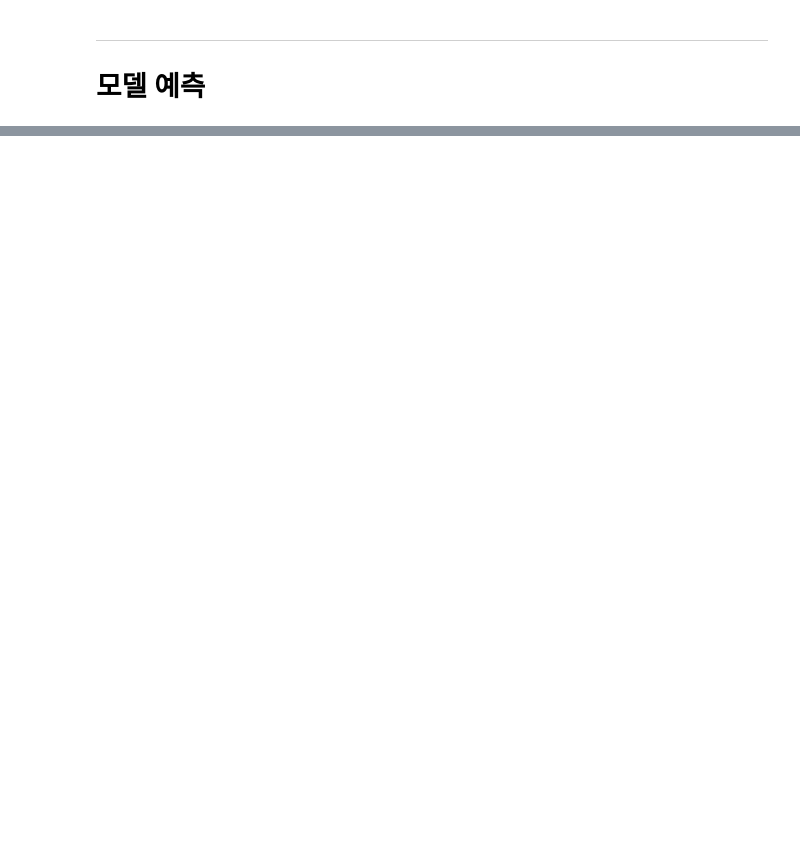
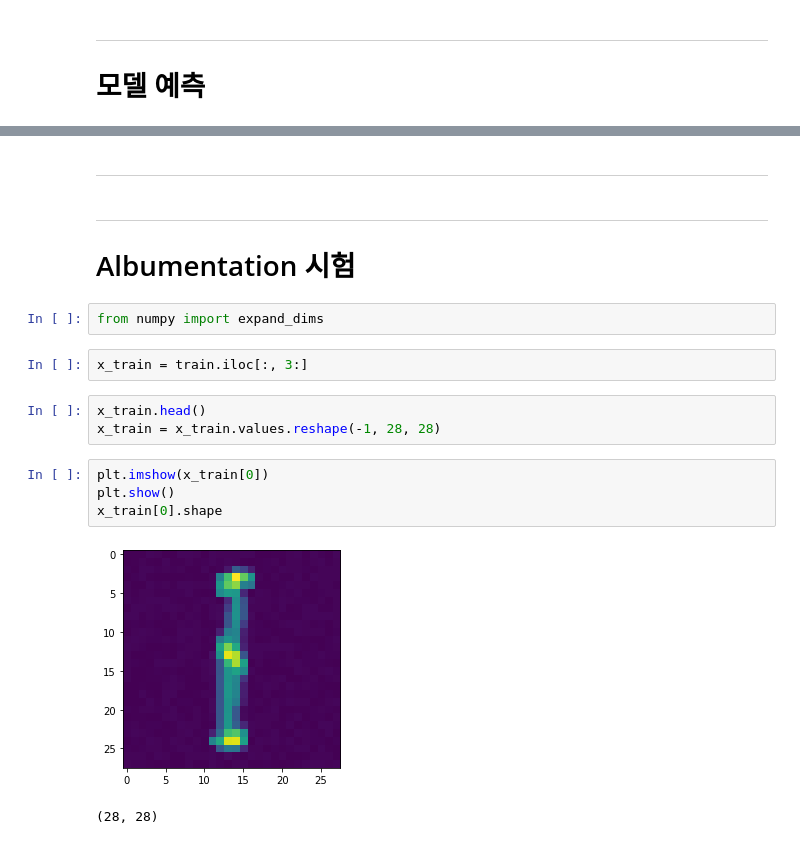
Before and after one commit to Mactto/Dacon-MNIST-Contest, a Jupyter notebook: Computer Vision Competition.ipynb, the cells around one changed output, grey strips where cells are left out. Saved outputs shown, nothing was run; the diff lists cells and outputs as text; blank space fills up the shorter version.

```diff
--- a/Computer Vision Competition.ipynb
+++ b/Computer Vision Competition.ipynb
@@ -157,0 +233,19 @@ submission.to_csv('predict.csv', index=False)
+# %% [markdown]
+---
+# %% [markdown]
+---
+# Albumentation 시험
+# %%
+from numpy import expand_dims
+# %%
+x_train = train.iloc[:, 3:]
+# %%
+x_train.head()
+x_train = x_train.values.reshape(-1, 28, 28)
+# %%
+plt.imshow(x_train[0])
+plt.show()
+x_train[0].shape
+# %% [output]
+[figure, added]
+(28, 28)
```
Also changed, not shown: parts of 15 cells of this notebook, 3 other files.
